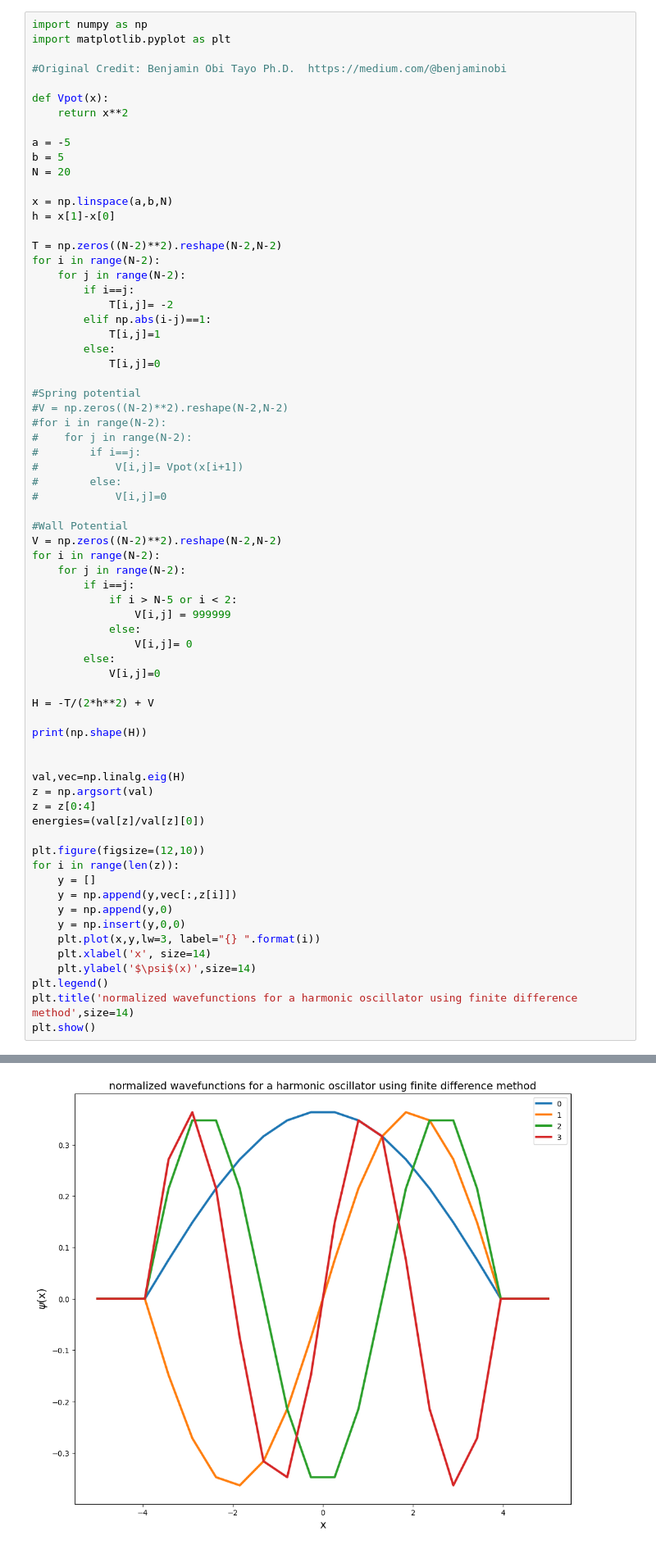
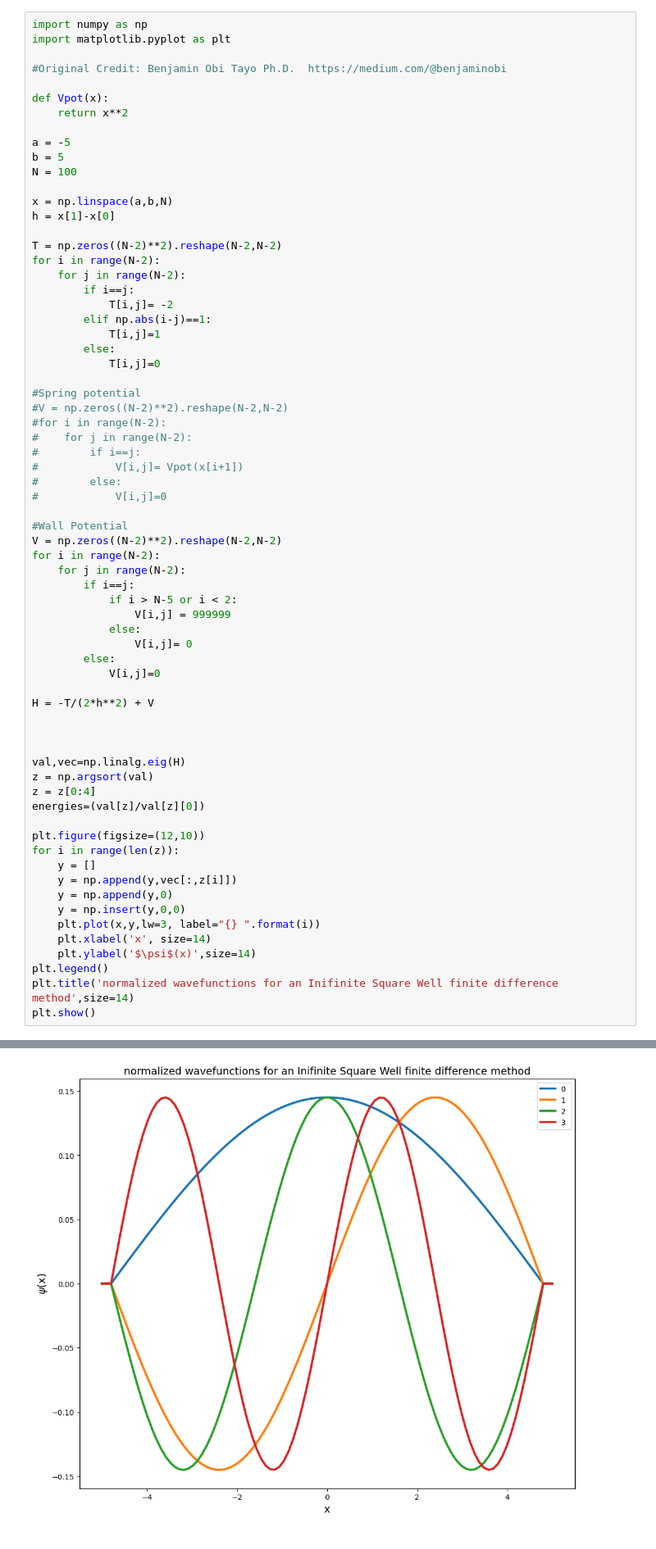
Before and after one commit to TimOfAllTrades/PythonQuantumMech, a Jupyter notebook: 1DTimeIndependentSE.ipynb, the cells around one changed output, grey strips where cells are left out. Shown at 82% size. Saved outputs shown, nothing was run; the diff lists cells and outputs as text.

```diff
--- a/1DTimeIndependentSE.ipynb
+++ b/1DTimeIndependentSE.ipynb
@@ -9,7 +9,7 @@ def Vpot(x):
 
 a = -5
 b = 5
-N = 20
+N = 100
 
 x = np.linspace(a,b,N)
 h = x[1]-x[0]
@@ -47,7 +47,6 @@ for i in range(N-2):
 
 H = -T/(2*h**2) + V
 
-print(np.shape(H))
 
 
 val,vec=np.linalg.eig(H)
@@ -65,6 +64,6 @@ for i in range(len(z)):
     plt.xlabel('x', size=14)
     plt.ylabel('$\psi$(x)',size=14)
 plt.legend()
-plt.title('normalized wavefunctions for a harmonic oscillator using finite difference method',size=14)
+plt.title('normalized wavefunctions for an Inifinite Square Well finite difference method',size=14)
 plt.show()
 # %% [output]
@@ -88 +70 @@ plt.show()
-[figure, old version]
+[figure, new version]
```
Also changed, not shown: parts of 1 cell of this notebook.
